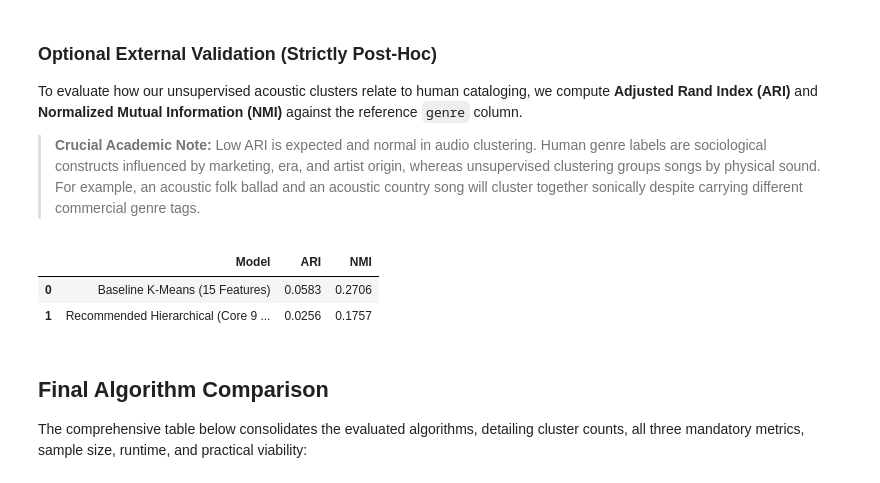
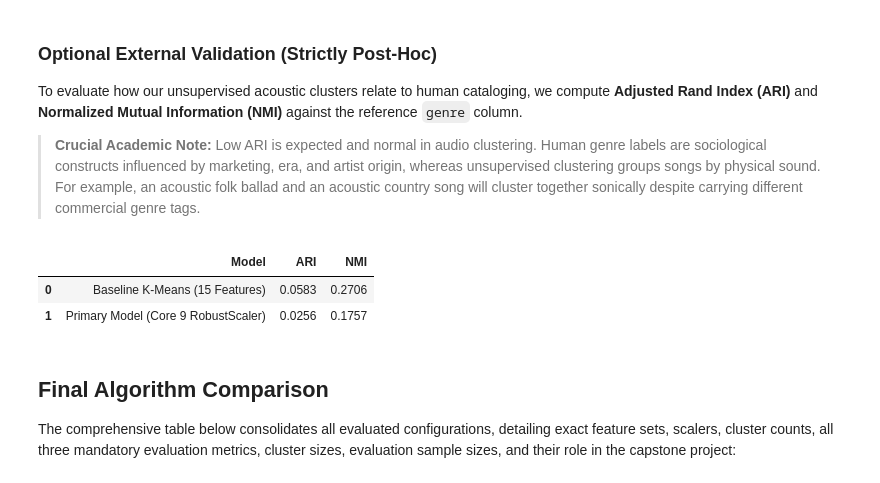
Before and after one commit to vaishnavit67/23cse301-ml-capstone, a Jupyter notebook: Notebooks/Clustering.ipynb, the cells around one changed output. Saved outputs shown, nothing was run; the diff lists cells and outputs as text; code cells hidden in the pictures.

```diff
--- a/Notebooks/Clustering.ipynb
+++ b/Notebooks/Clustering.ipynb
@@ -98,7 +101,8 @@ candidate_paths = [
     "../Data/spotify_tracks.csv",
     "../../clustering/spotify_tracks.csv",
     "Data/spotify_tracks.csv",
-    r"C:\\Users\\HIMAKESH PUTHUMBAKU\\Data_Science\\ML_amrita\\clustering\\spotify_tracks.csv"
+    r"C:\Users\HIMAKESH PUTHUMBAKU\Data_Science\ML_amrita\clustering\spotify_tracks.csv",
+    r"C:\Users\HIMAKESH PUTHUMBAKU\Data_Science\ML_amrita\23cse301-ml-capstone\Data\spotify_tracks.csv"
 ]
 
 data_path = None
@@ -1160,30 +1240,30 @@ To evaluate how our unsupervised acoustic clusters relate to human cataloging, w
 
 > **Crucial Academic Note:** Low ARI is expected and normal in audio clustering. Human genre labels are sociological constructs influenced by marketing, era, and artist origin, whereas unsupervised clustering groups songs by physical sound. For example, an acoustic folk ballad and an acoustic country song will cluster together sonically despite carrying different commercial genre tags.
 # %%
-# OPTIONAL EXTERNAL VALIDATION USING ARI AND NMI
+# OPTIONAL EXTERNAL VALIDATION USING ARI AND NMI (STRICTLY POST-HOC)
 
 if reference_label_col is not None:
     ref_eval = y_reference.iloc[sample_indices].reset_index(drop=True)
 
     ari_kmeans = adjusted_rand_score(ref_eval, kmeans_sample_labels)
     nmi_kmeans = normalized_mutual_info_score(ref_eval, kmeans_sample_labels)
 
     ari_hc = adjusted_rand_score(ref_eval, labels_exp_c)
     nmi_hc = normalized_mutual_info_score(ref_eval, labels_exp_c)
 
     ext_val_df = pd.DataFrame([
         {"Model": "Baseline K-Means (15 Features)", "ARI": round(ari_kmeans, 4), "NMI": round(nmi_kmeans, 4)},
-        {"Model": "Recommended Hierarchical (Core 9 Robust)", "ARI": round(ari_hc, 4), "NMI": round(nmi_hc, 4)}
+        {"Model": "Primary Model (Core 9 RobustScaler)", "ARI": round(ari_hc, 4), "NMI": round(nmi_hc, 4)}
     ])
     display(ext_val_df)
 # %% [output]
 |  | Model | ARI | NMI |
 | 0 | Baseline K-Means (15 Features) | 0.0583 | 0.2706 |
-| 1 | Recommended Hierarchical (Core 9 ... | 0.0256 | 0.1757 |
+| 1 | Primary Model (Core 9 RobustScaler) | 0.0256 | 0.1757 |
 # %% [markdown]
 ## Final Algorithm Comparison
 
-The comprehensive table below consolidates the evaluated algorithms, detailing cluster counts, all three mandatory metrics, sample size, runtime, and practical viability:
+The comprehensive table below consolidates all evaluated configurations, detailing exact feature sets, scalers, cluster counts, all three mandatory evaluation metrics, cluster sizes, evaluation sample sizes, and their role in the capstone project:
 # %%
 # CONSOLIDATED FINAL ALGORITHM COMPARISON TABLE
 
```
Also changed, not shown: parts of 21 cells of this notebook.
